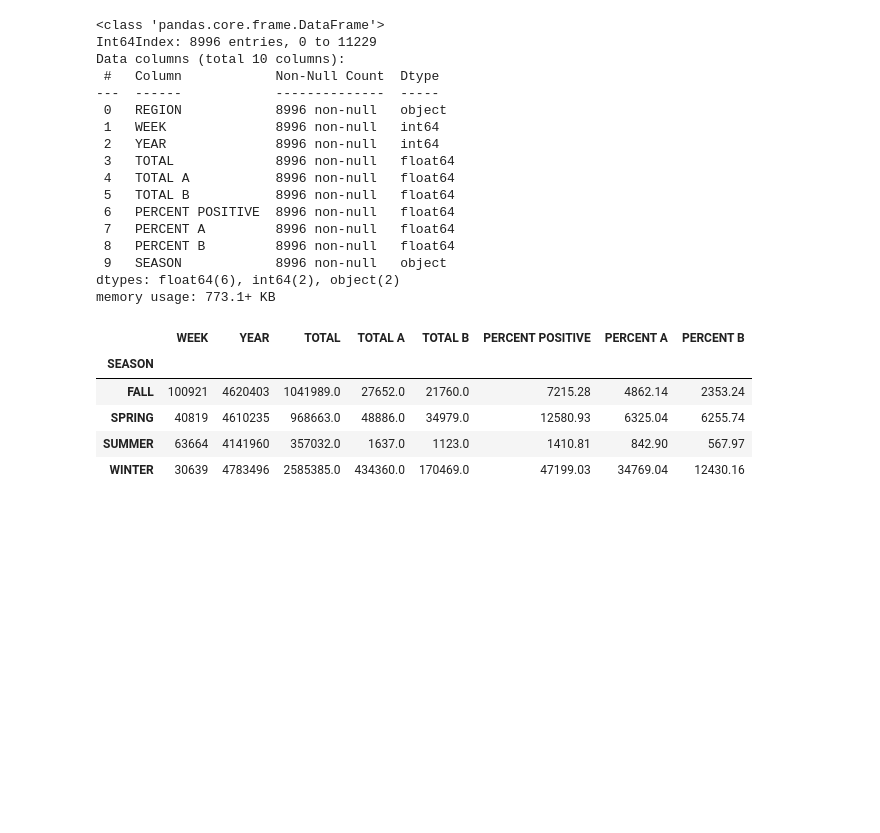
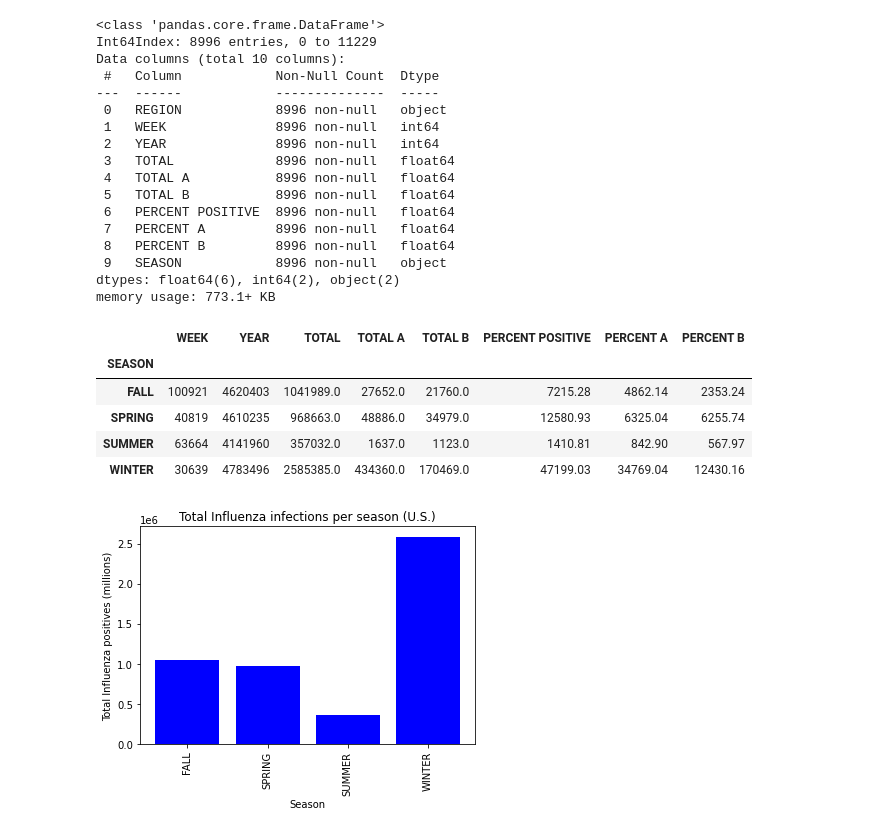
Before and after one commit to NinaPaljakkaCargo/GroupProject_1, a Jupyter notebook: IndivFiles/brian edits-checkpoint.ipynb, the cells around one changed output. Cells and saved outputs as stored; diff of their text form; code cells hidden in the pictures; blank space fills up the shorter version.

Commit message:
creating bar graph for flu a and b

```diff
--- a/IndivFiles/brian edits-checkpoint.ipynb
+++ b/IndivFiles/brian edits-checkpoint.ipynb
@@ -138,3 +138,14 @@ season_df.head()
 | WINTER | 30639 | 4783496 | 2585385.0 | 434360.0 | 170469.0 | 47199.03 | 34769.04 | 12430.16 |
 # %%
 nxt_clin.to_csv('clinical.csv',index=False)
+# %%
+#Clin bar graph: x-axis = season (weeks), y-axis = num total positives
+
+plt.bar(season_df.index.values, season_df['TOTAL'], color='blue')
+plt.xticks(rotation=90)
+plt.xlabel('Season')
+plt.ylabel('Total Influenza positives (millions)')
+plt.title('Total Influenza infections per season (U.S.)')
+plt.show()
+# %% [output]
+[figure, added]
```
Also changed, not shown: parts of 1 cell of this notebook.
